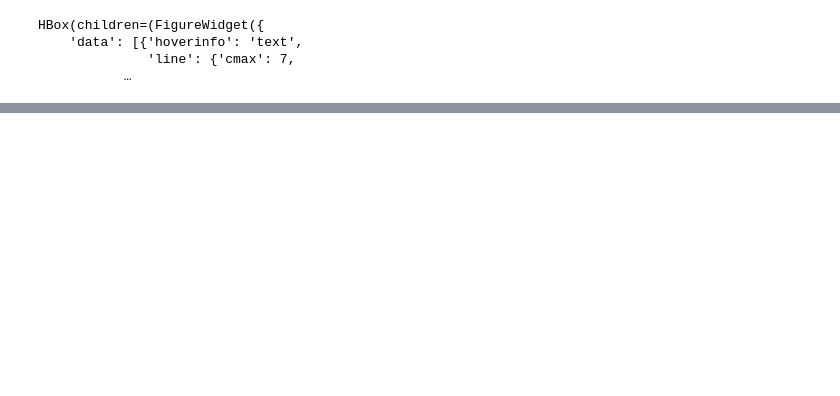
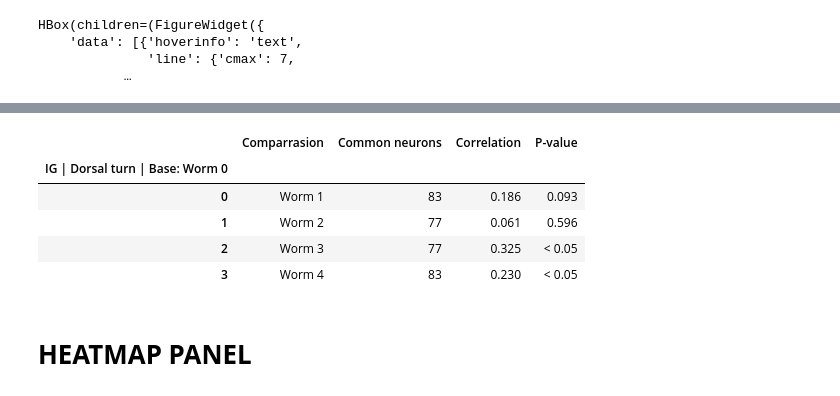
Before and after one commit to OlgaSieradzan/Bundle-Net-Project, a Jupyter notebook: code/Test.ipynb, the cells around one changed output, grey strips where cells are left out. Drawn from its saved outputs; the diff is of its cells as text; code cells hidden in the pictures; blank space fills up the shorter version.

```diff
--- a/code/Test.ipynb
+++ b/code/Test.ipynb
@@ -212,0 +239,19 @@ HBox(children=(FigureWidget({
+# %%
+df_corr_shap = generate_inter_worm_correlation(
+    target_behavior=0,
+    ref_worm_idx=0,
+    total_worms=5,
+    method='ig',
+    behavior_names=behavior_names
+)
+
+display(df_corr_shap)
+# %% [output]
+|  | Comparrasion | Common neurons | Correlation | P-value |
+| IG | Dorsal turn | Base: Worm 0 |  |  |  |  |
+| 0 | Worm 1 | 83 | 0.186 | 0.093 |
+| 1 | Worm 2 | 77 | 0.061 | 0.596 |
+| 2 | Worm 3 | 77 | 0.325 | < 0.05 |
+| 3 | Worm 4 | 83 | 0.230 | < 0.05 |
+# %% [markdown]
+# **HEATMAP PANEL**
```
Also changed, not shown: parts of 27 cells of this notebook, 39 other files.
